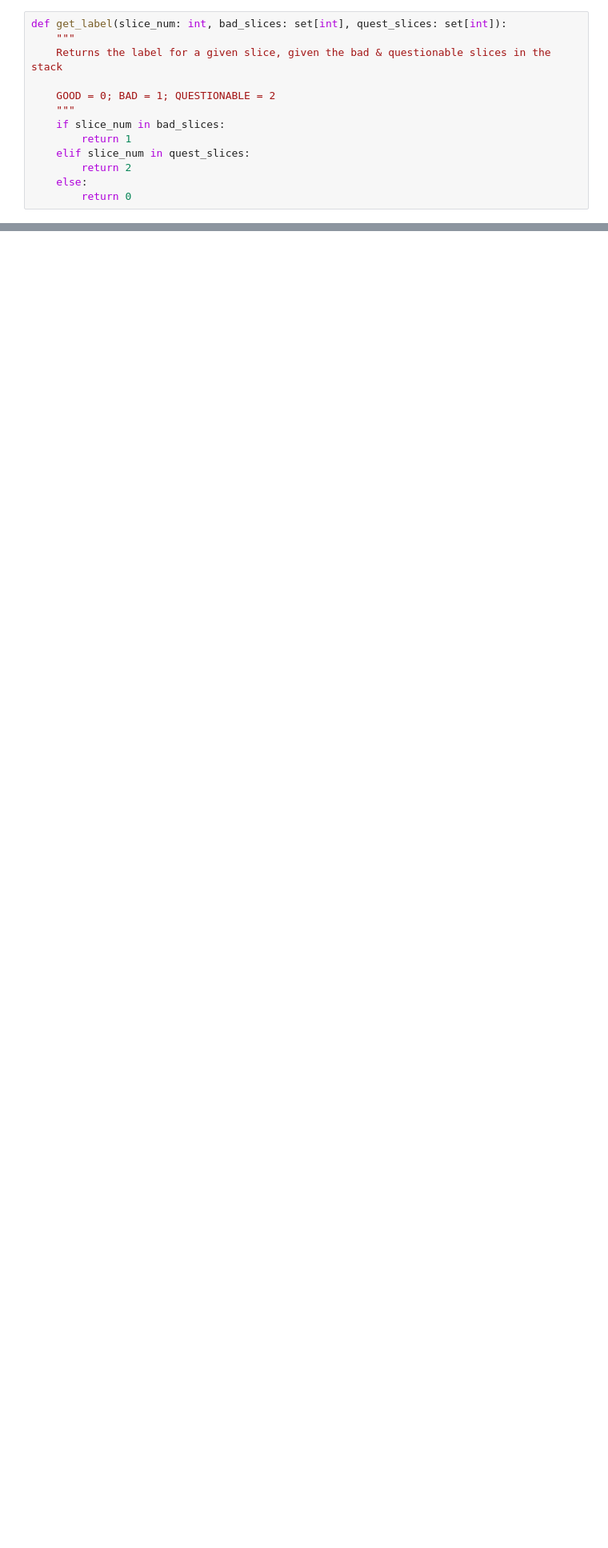
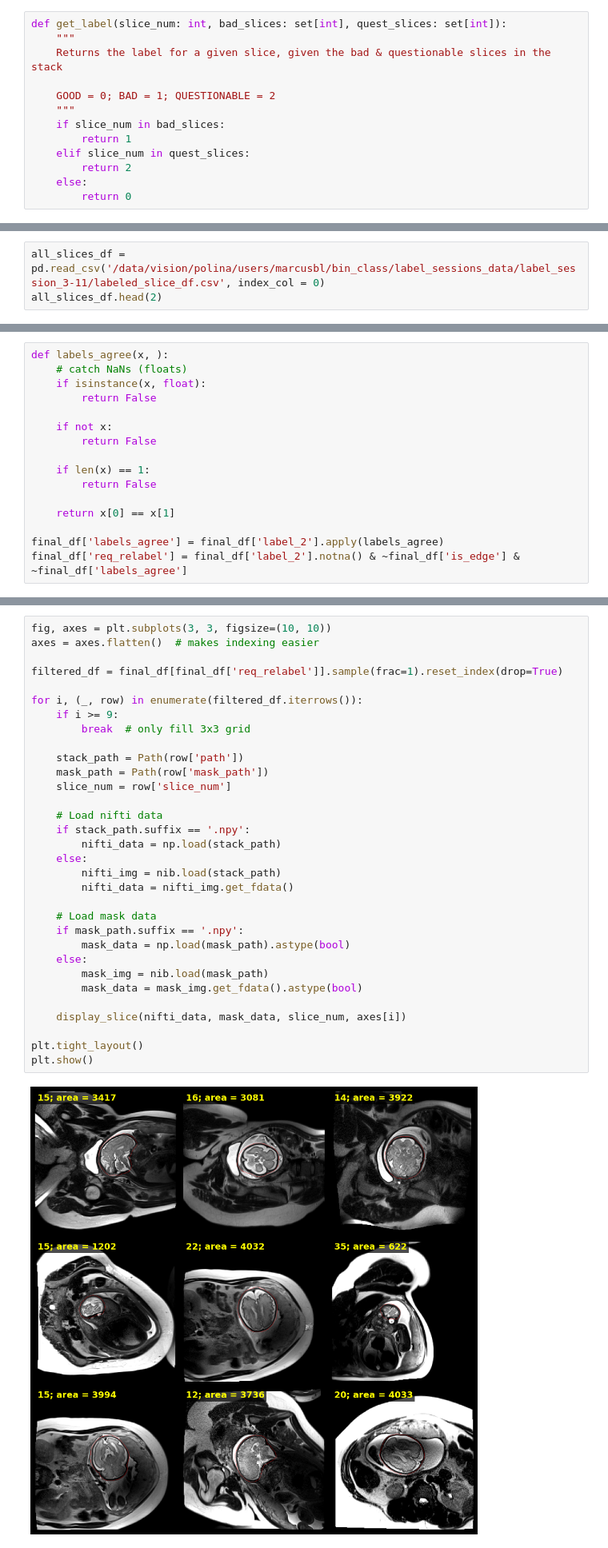
Before and after one commit to MedicalVisionGroup/FetalBrainIQA, a Jupyter notebook: src/label_sessions/post_labeling_session.ipynb, the cells around one changed output, grey strips where cells are left out. Shown at 80% size. Cells and saved outputs as stored; diff of their text form; blank space fills up the shorter version.

Commit message:
implement post and post-post labeling session scripts

```diff
--- a/src/label_sessions/post_labeling_session.ipynb
+++ b/src/label_sessions/post_labeling_session.ipynb
@@ -88,0 +171,3 @@ for group_dir in session_dir.iterdir():
+# %%
+all_slices_df = pd.read_csv('/data/vision/polina/users/marcusbl/bin_class/label_sessions_data/label_session_3-11/labeled_slice_df.csv', index_col = 0)
+all_slices_df.head(2)
@@ -88,0 +200,16 @@ for group_dir in session_dir.iterdir():
+# %%
+def labels_agree(x, ):
+    # catch NaNs (floats)
+    if isinstance(x, float):
+        return False
+
+    if not x:
+        return False
+
+    if len(x) == 1:
+        return False
+
+    return x[0] == x[1]
+
+final_df['labels_agree'] = final_df['label_2'].apply(labels_agree)
+final_df['req_relabel'] = final_df['label_2'].notna() & ~final_df['is_edge'] & ~final_df['labels_agree']
@@ -88,0 +262,34 @@ for group_dir in session_dir.iterdir():
+# %%
+fig, axes = plt.subplots(3, 3, figsize=(10, 10))
+axes = axes.flatten()  # makes indexing easier
+
+filtered_df = final_df[final_df['req_relabel']].sample(frac=1).reset_index(drop=True)
+
+for i, (_, row) in enumerate(filtered_df.iterrows()):
+    if i >= 9:
+        break  # only fill 3x3 grid
+
+    stack_path = Path(row['path'])
+    mask_path = Path(row['mask_path'])
+    slice_num = row['slice_num']
+
+    # Load nifti data
+    if stack_path.suffix == '.npy':
+        nifti_data = np.load(stack_path)
+    else:
+        nifti_img = nib.load(stack_path)
+        nifti_data = nifti_img.get_fdata()
+
+    # Load mask data
+    if mask_path.suffix == '.npy':
+        mask_data = np.load(mask_path).astype(bool)
+    else:
+        mask_img = nib.load(mask_path)
+        mask_data = mask_img.get_fdata().astype(bool)
+
+    display_slice(nifti_data, mask_data, slice_num, axes[i])
+
+plt.tight_layout()
+plt.show()
+# %% [output]
+[figure, added]
```
Also changed, not shown: parts of 22 cells of this notebook, 3 other files.
